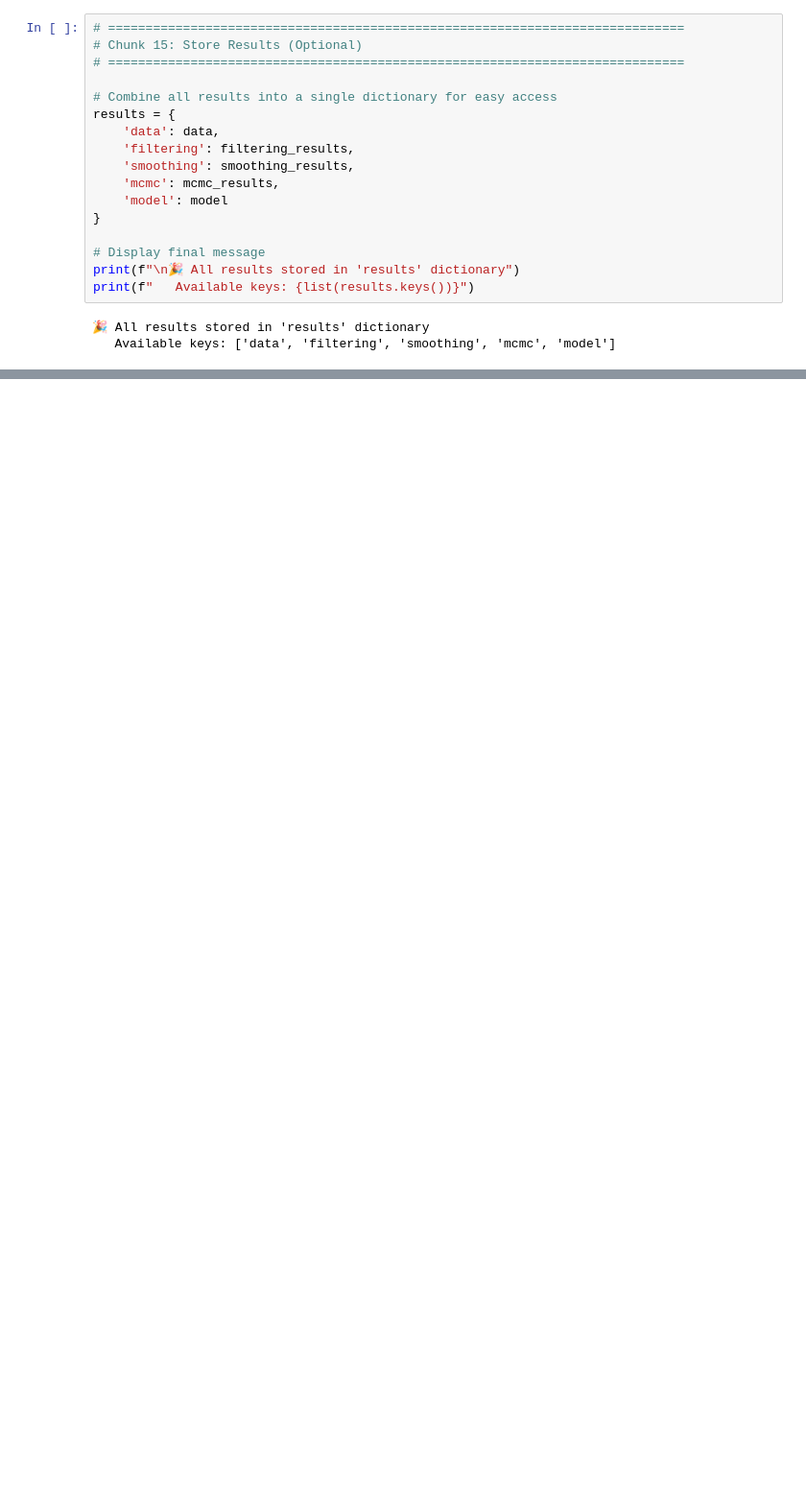
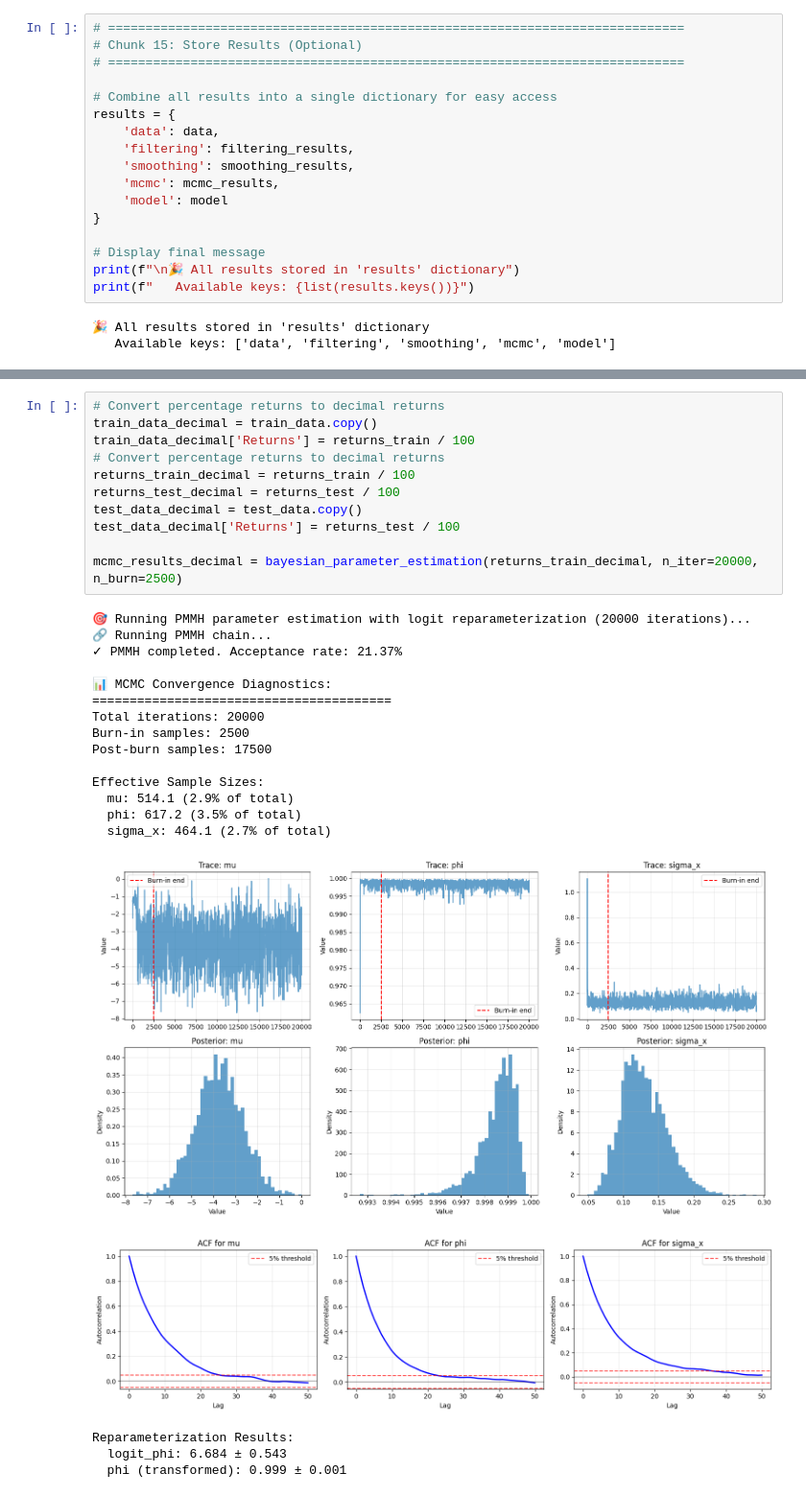
Before and after one commit to designed7000/UCL-Research-Project, a Jupyter notebook: Week1/Week1.ipynb, the cells around one changed output, grey strips where cells are left out. Shown at 96% size. Cells and saved outputs as stored; diff of their text form; blank space fills up the shorter version.

```diff
--- a/Week1/Week1.ipynb
+++ b/Week1/Week1.ipynb
@@ -2359,0 +1345,31 @@ Proper Bayesian approach:
+# %%
+# Convert percentage returns to decimal returns
+train_data_decimal = train_data.copy()
+train_data_decimal['Returns'] = returns_train / 100
+# Convert percentage returns to decimal returns
+returns_train_decimal = returns_train / 100
+returns_test_decimal = returns_test / 100
+test_data_decimal = test_data.copy()
+test_data_decimal['Returns'] = returns_test / 100
+
+mcmc_results_decimal = bayesian_parameter_estimation(returns_train_decimal, n_iter=20000, n_burn=2500)
+# %% [output]
+🎯 Running PMMH parameter estimation with logit reparameterization (20000 iterations)...
+🔗 Running PMMH chain...
+✓ PMMH completed. Acceptance rate: 21.37%
+
+📊 MCMC Convergence Diagnostics:
+========================================
+Total iterations: 20000
+Burn-in samples: 2500
+Post-burn samples: 17500
+
+Effective Sample Sizes:
+  mu: 514.1 (2.9% of total)
+  phi: 617.2 (3.5% of total)
+  sigma_x: 464.1 (2.7% of total)
+[figure, added]
+[figure, added]
+Reparameterization Results:
+  logit_phi: 6.684 ± 0.543
+  phi (transformed): 0.999 ± 0.001
```
Also changed, not shown: parts of 27 cells of this notebook, 1 other file.
